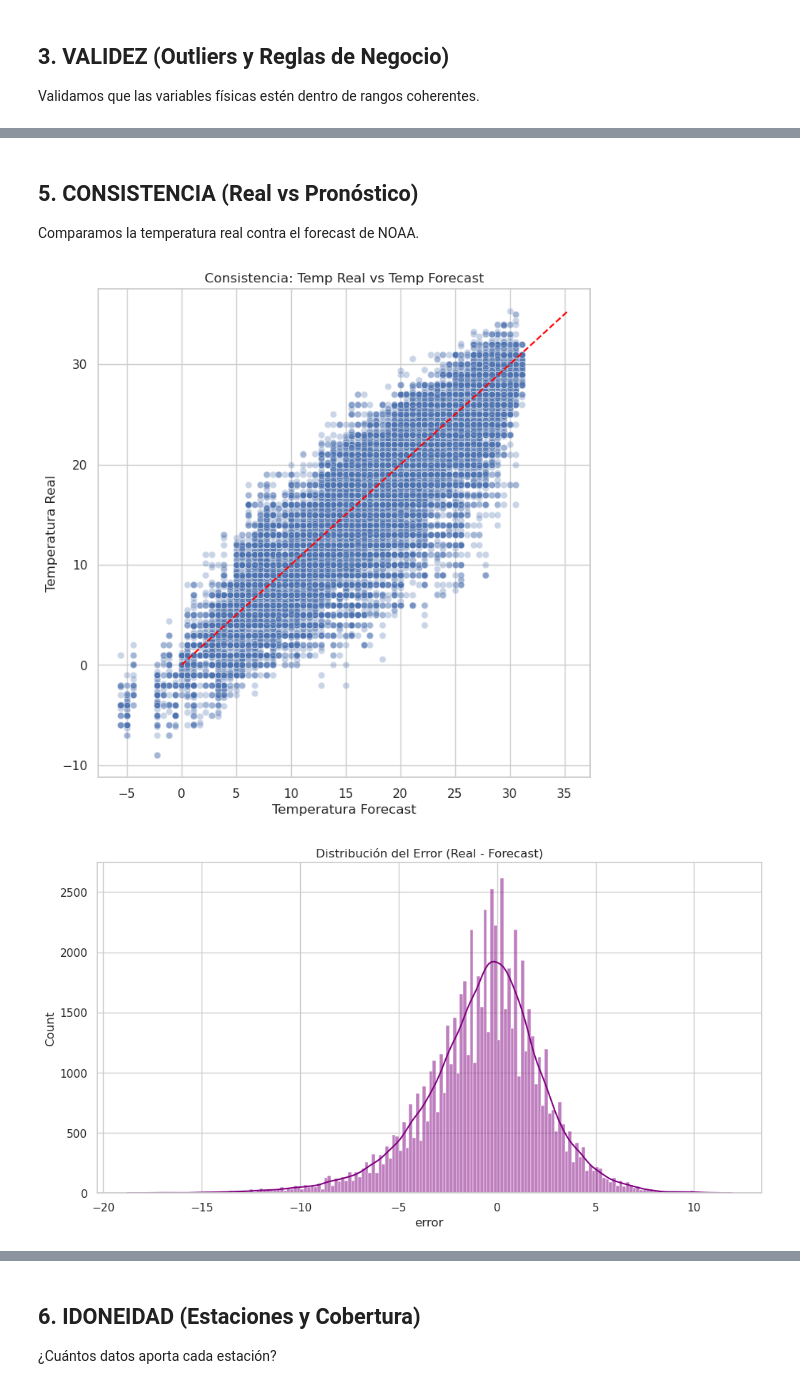
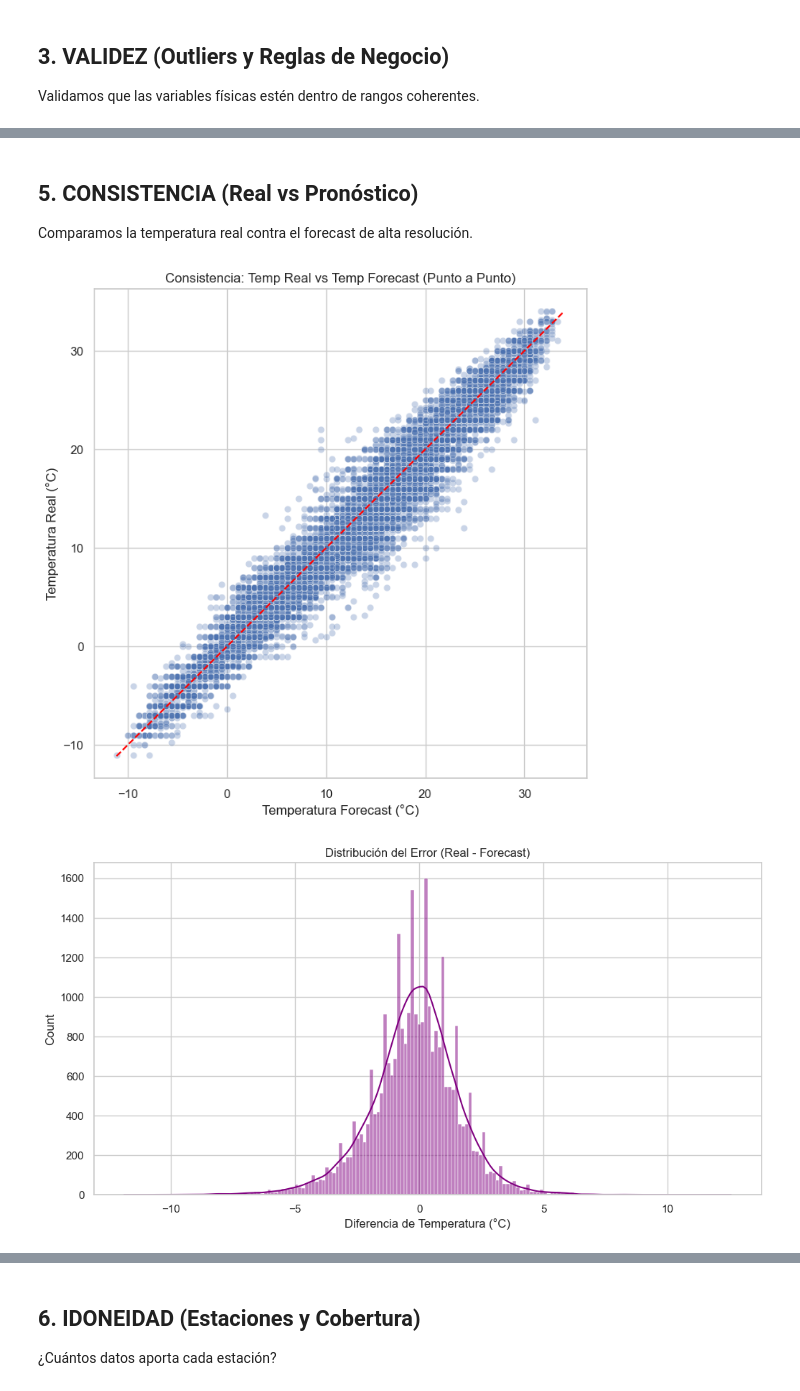
Before and after one commit to LuciaVazquez08/TallerAnalisisDatos, a Jupyter notebook: local_cleanup/data_quality_viz.ipynb, the cells around one changed output, grey strips where cells are left out. Cells and saved outputs as stored; diff of their text form; code cells hidden in the pictures.

Commit message:
cambios en local cleanup para los cambios efectuados en la recoleccion de observaciones

```diff
--- a/local_cleanup/data_quality_viz.ipynb
+++ b/local_cleanup/data_quality_viz.ipynb
@@ -137,28 +124,28 @@ plt.show()
 # %% [markdown]
 ## 5. CONSISTENCIA (Real vs Pronóstico)
 
-Comparamos la temperatura real contra el forecast de NOAA.
+Comparamos la temperatura real contra el forecast de alta resolución.
 # %%
 if 'temp_real' in df.columns and 'temp_fcst' in df.columns:
     plt.figure(figsize=(8, 8))
-    # Limpiamos nulos para el scatter plot
     aligned = df.dropna(subset=['temp_real', 'temp_fcst'])
 
     sns.scatterplot(data=aligned, x='temp_fcst', y='temp_real', alpha=0.3)
-    # Línea ideal (x=y)
-    limit = max(aligned['temp_real'].max(), aligned['temp_fcst'].max())
-    plt.plot([0, limit], [0, limit], color='red', linestyle='--')
+    limit_min = min(aligned['temp_real'].min(), aligned['temp_fcst'].min())
+    limit_max = max(aligned['temp_real'].max(), aligned['temp_fcst'].max())
+    plt.plot([limit_min, limit_max], [limit_min, limit_max], color='red', linestyle='--')
 
-    plt.title('Consistencia: Temp Real vs Temp Forecast')
-    plt.xlabel('Temperatura Forecast')
-    plt.ylabel('Temperatura Real')
+    plt.title('Consistencia: Temp Real vs Temp Forecast (Punto a Punto)')
+    plt.xlabel('Temperatura Forecast (°C)')
+    plt.ylabel('Temperatura Real (°C)')
     plt.show()
 
     # Distribución del Error
-    aligned['error'] = aligned['temp_real'] - aligned['temp_fcst']
-    sns.histplot(aligned['error'], kde=True, color='purple')
+    error_dist = aligned['temp_real'] - aligned['temp_fcst']
+    sns.histplot(error_dist, kde=True, color='purple')
     plt.title('Distribución del Error (Real - Forecast)')
+    plt.xlabel('Diferencia de Temperatura (°C)')
     plt.show()
 # %% [output]
-[figure, old version]
+[figure, new version]
-[figure, old version]
+[figure, new version]
```
Also changed, not shown: parts of 15 cells of this notebook, 3 other files.
